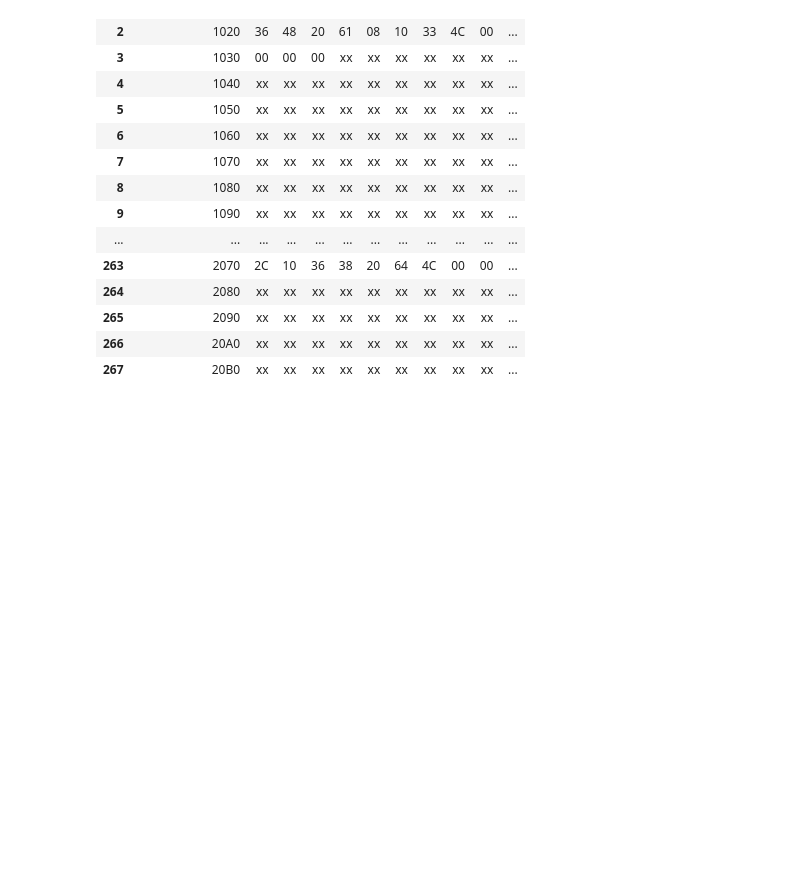
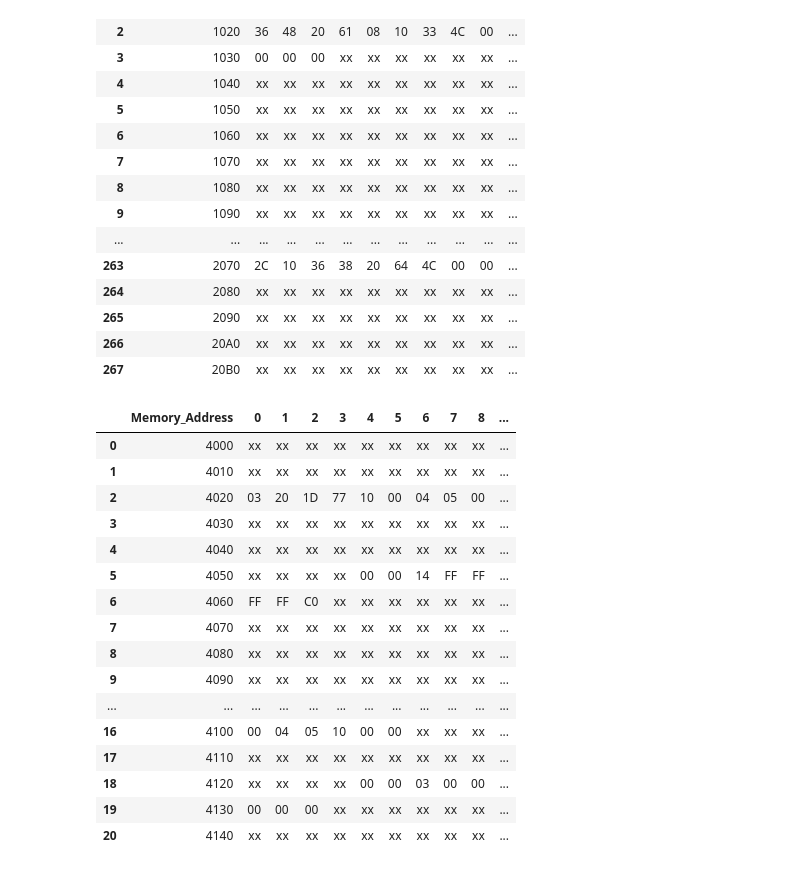
Before and after one commit to MinaMagdy651/SIC-SICXE-Linker-Loader, a Jupyter notebook: Linker-Loader.ipynb, the cells around one changed output. Saved outputs shown, nothing was run; the diff lists cells and outputs as text; code cells hidden in the pictures; blank space fills up the shorter version.

Commit message:
Loader linker memory allocation done

```diff
--- a/Linker-Loader.ipynb
+++ b/Linker-Loader.ipynb
@@ -165,0 +218,29 @@ control_signals = control_signals(program)
+# %%
+memory_addresses = get_memory_addresses(memory_start, memory_end)
+# %%
+memory_graph.Memory_Address = memory_addresses
+# %%
+memory_graph.fillna('xx', inplace = True)
+# %%
+for control_section in control_sections:
+    memory_graph = memory_allocation(control_section['T-Records'], memory_graph, estab_dict[control_section['Name']])
+# %%
+memory_graph
+# %% [output]
+|  | Memory_Address | 0 | 1 | 2 | 3 | 4 | 5 | 6 | 7 | 8 | ... |
+| 0 | 4000 | xx | xx | xx | xx | xx | xx | xx | xx | xx | ... |
+| 1 | 4010 | xx | xx | xx | xx | xx | xx | xx | xx | xx | ... |
+| 2 | 4020 | 03 | 20 | 1D | 77 | 10 | 00 | 04 | 05 | 00 | ... |
+| 3 | 4030 | xx | xx | xx | xx | xx | xx | xx | xx | xx | ... |
+| 4 | 4040 | xx | xx | xx | xx | xx | xx | xx | xx | xx | ... |
+| 5 | 4050 | xx | xx | xx | xx | 00 | 00 | 14 | FF | FF | ... |
+| 6 | 4060 | FF | FF | C0 | xx | xx | xx | xx | xx | xx | ... |
+| 7 | 4070 | xx | xx | xx | xx | xx | xx | xx | xx | xx | ... |
+| 8 | 4080 | xx | xx | xx | xx | xx | xx | xx | xx | xx | ... |
+| 9 | 4090 | xx | xx | xx | xx | xx | xx | xx | xx | xx | ... |
+| ... | ... | ... | ... | ... | ... | ... | ... | ... | ... | ... | ... |
+| 16 | 4100 | 00 | 04 | 05 | 10 | 00 | 00 | xx | xx | xx | ... |
+| 17 | 4110 | xx | xx | xx | xx | xx | xx | xx | xx | xx | ... |
+| 18 | 4120 | xx | xx | xx | xx | 00 | 00 | 03 | 00 | 00 | ... |
+| 19 | 4130 | 00 | 00 | 00 | xx | xx | xx | xx | xx | xx | ... |
+| 20 | 4140 | xx | xx | xx | xx | xx | xx | xx | xx | xx | ... |
```
Also changed, not shown: parts of 15 cells of this notebook, 5 other files.
